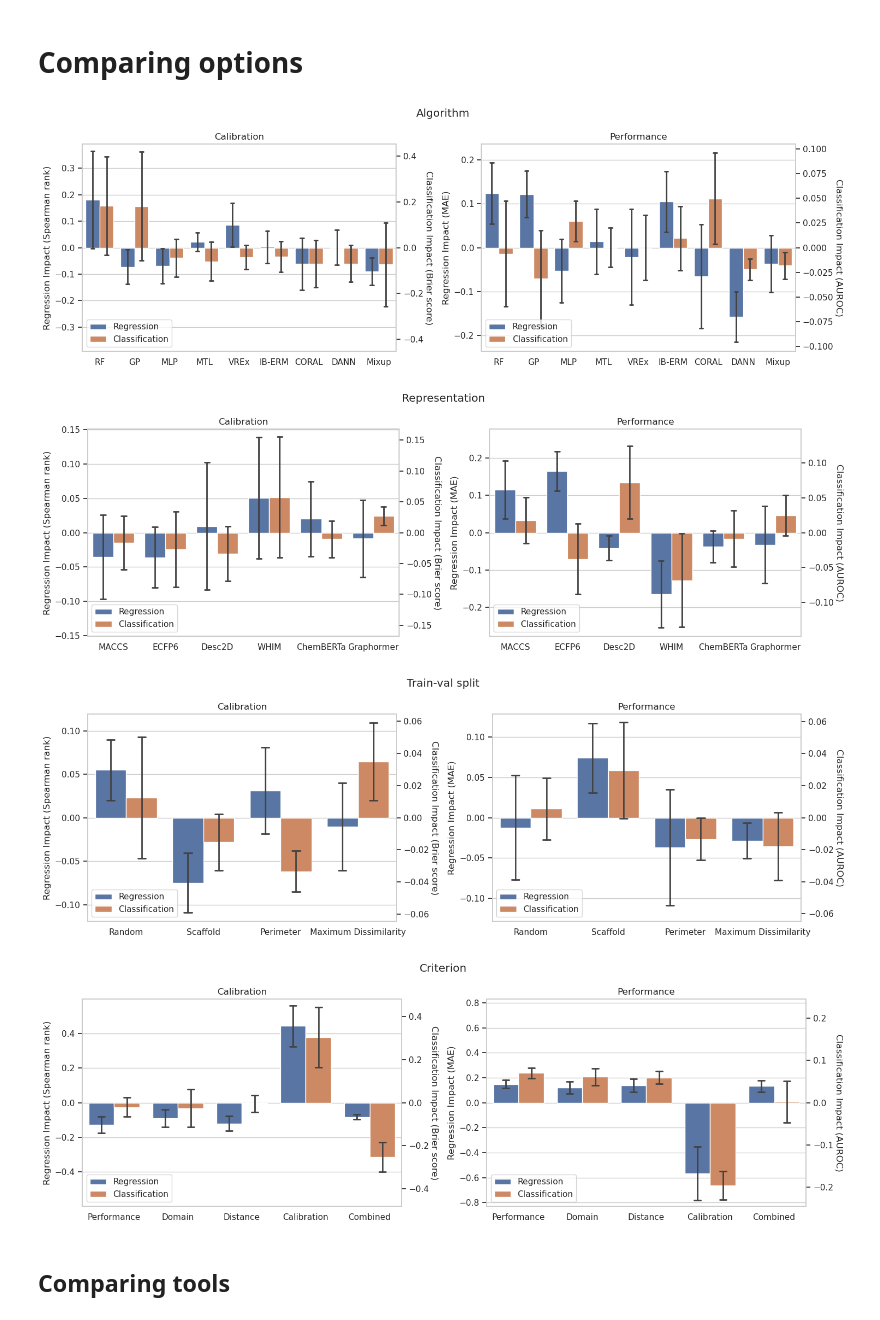
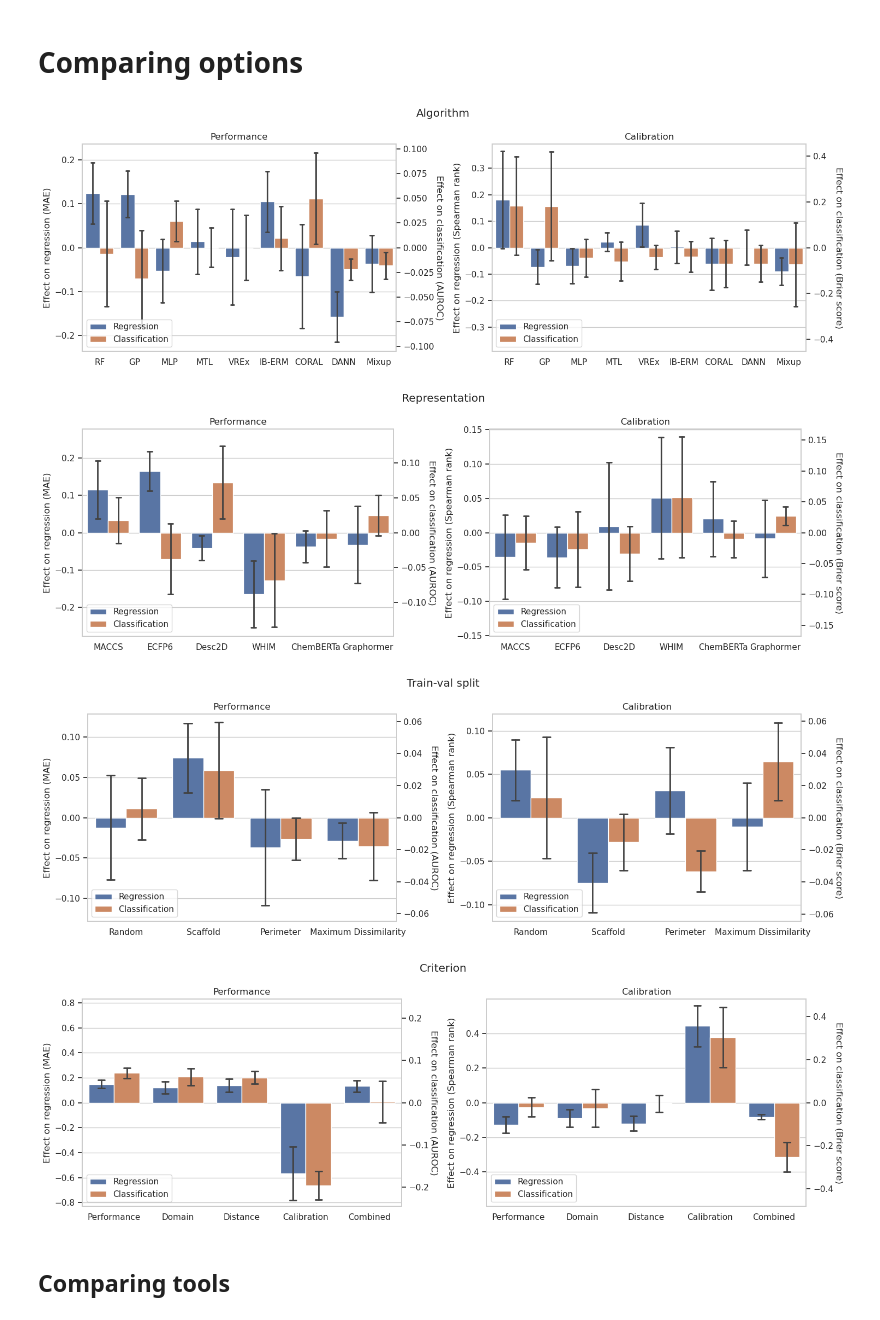
Before and after one commit to valence-labs/mood-experiments, a Jupyter notebook: notebooks/09. Comparing tools and options.ipynb, the cells around one changed output. Cells and saved outputs as stored; diff of their text form; code cells hidden in the pictures.

```diff
--- a/notebooks/09. Comparing tools and options.ipynb
+++ b/notebooks/09. Comparing tools and options.ipynb
@@ -52,5 +52,6 @@ def find_missing(dataset, n: int = N_RCT_TRIALS):
 
 
 for dataset in MOOD_DATASETS:
-    print(f"Missing {len(find_missing(dataset))}/{N_RCT_TRIALS} of results for {dataset}")
+    missing = find_missing(dataset)
+    print(f"Missing {len(missing)}/{N_RCT_TRIALS} of results for {dataset}: {missing}")
 # %% [output]
@@ -272,40 +273,40 @@ def plot_single(df, category, is_calibration, ax_regression, cmap, metrics):
     rename = CAT_TO_RENAME.get(category, {})
     labels = ax_regression.get_xticklabels()
     labels = [rename.get(label.get_text(), label.get_text()) for label in labels]
     ax_regression.set_xticklabels(labels, fontsize=11)
 
-    ax_classification.set_ylabel(f"Classification Impact ({metrics[1]})", rotation=270, labelpad=12)
-    ax_regression.set_ylabel(f"Regression Impact ({metrics[0]})")
+    ax_classification.set_ylabel(f"Effect on classification ({metrics[1]})", rotation=270, labelpad=12)
+    ax_regression.set_ylabel(f"Effect on regression ({metrics[0]})")
 
 
 def plot(df):
     df = df.copy()
 
     sns.set_theme(style="whitegrid")
     cmap = sns.color_palette()
 
     for category in ["algorithm", "representation", "train_val_split", "criterion"]:
 
         fig, axs = plt.subplots(ncols=2, nrows=1, figsize=(15, 5))
-        for icol, is_calibration in enumerate([True, False]):
+        for icol, is_calibration in enumerate([False, True]):
 
             if is_calibration:
                 metrics = ("Spearman rank", "Brier score")
             else:
                 metrics = ("MAE", "AUROC")
 
             plot_single(df, category, is_calibration, axs[icol], cmap=cmap, metrics=metrics)
 
         fig.suptitle(CAT_TO_TITLE[category])
         plt.tight_layout()
 
 
 plot(df_original)
 # %% [output]
-[figure, old version]
+[figure, new version]
-[figure, old version]
+[figure, new version]
-[figure, old version]
+[figure, new version]
-[figure, old version]
+[figure, new version]
 # %% [markdown]
 ## Comparing tools
 # %%
```
Also changed, not shown: parts of 6 cells of this notebook.
